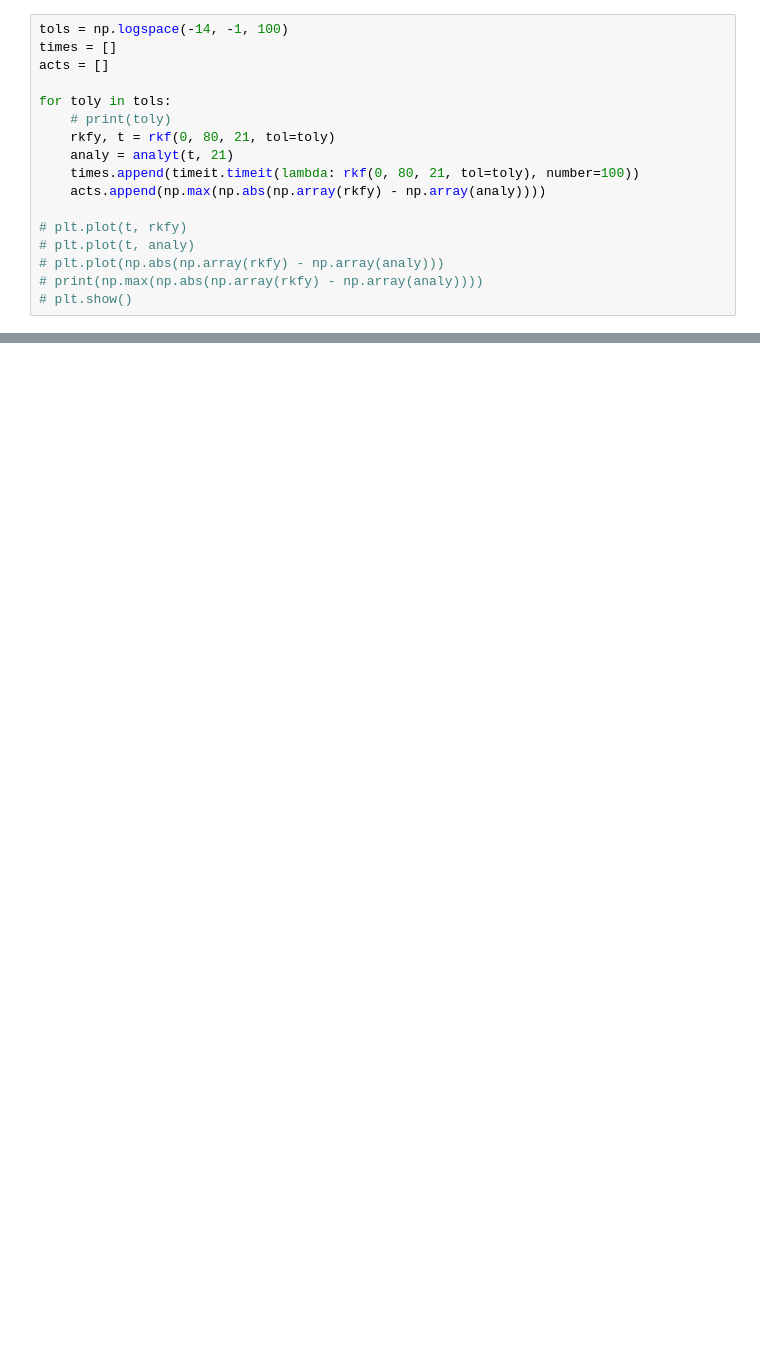
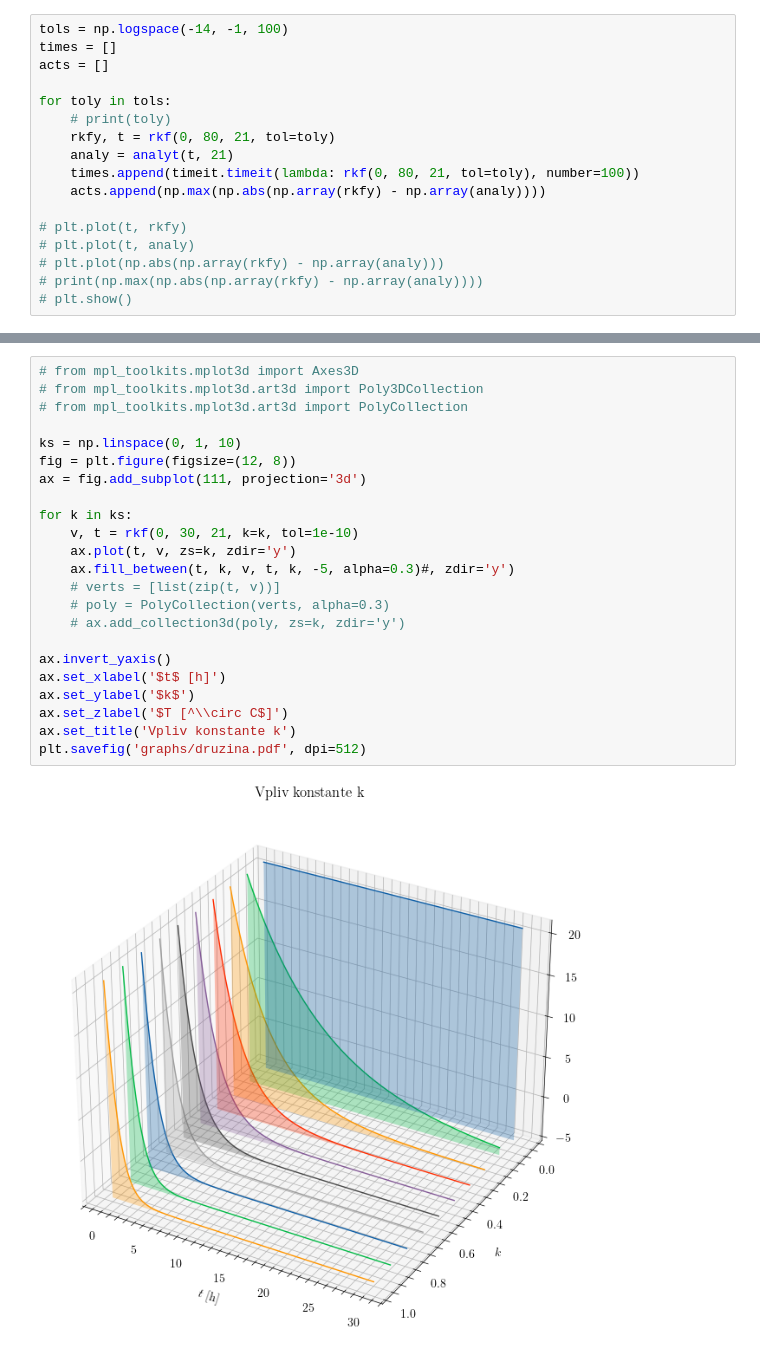
Before and after one commit to hyhmir/mafiski_praktikum, a Jupyter notebook: 06/analysing.ipynb, the cells around one changed output, grey strips where cells are left out. Cells and saved outputs as stored; diff of their text form; blank space fills up the shorter version.

```diff
--- a/06/analysing.ipynb
+++ b/06/analysing.ipynb
@@ -182,0 +240,25 @@ plt.savefig('graphs/rkferr.pdf', dpi=512)
+# %%
+# from mpl_toolkits.mplot3d import Axes3D
+# from mpl_toolkits.mplot3d.art3d import Poly3DCollection
+# from mpl_toolkits.mplot3d.art3d import PolyCollection
+
+ks = np.linspace(0, 1, 10)
+fig = plt.figure(figsize=(12, 8))
+ax = fig.add_subplot(111, projection='3d')
+
+for k in ks:
+    v, t = rkf(0, 30, 21, k=k, tol=1e-10)
+    ax.plot(t, v, zs=k, zdir='y')
+    ax.fill_between(t, k, v, t, k, -5, alpha=0.3)#, zdir='y')
+    # verts = [list(zip(t, v))]
+    # poly = PolyCollection(verts, alpha=0.3)
+    # ax.add_collection3d(poly, zs=k, zdir='y')
+
+ax.invert_yaxis()
+ax.set_xlabel('$t$ [h]')
+ax.set_ylabel('$k$')
+ax.set_zlabel('$T [^\\circ C$]')
+ax.set_title('Vpliv konstante k')
+plt.savefig('graphs/druzina.pdf', dpi=512)
+# %% [output]
+[figure, added]
```
Also changed, not shown: parts of 12 cells of this notebook, 16 other files.
